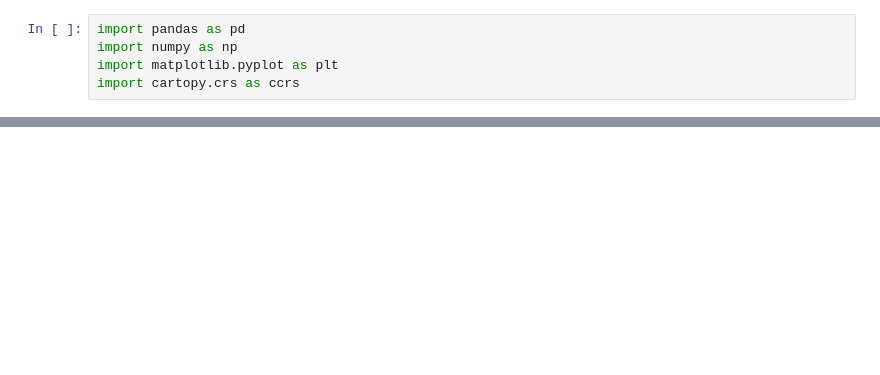
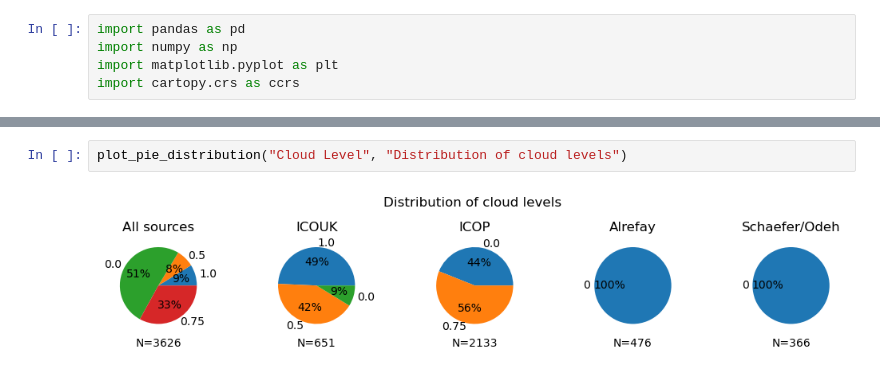
Before and after one commit to EmmaAlexander/mphys-moon, a Jupyter notebook: Code/moon_sightings_visualisation.ipynb, the cells around one changed output, grey strips where cells are left out. Cells and saved outputs as stored; diff of their text form; blank space fills up the shorter version.

```diff
--- a/Code/moon_sightings_visualisation.ipynb
+++ b/Code/moon_sightings_visualisation.ipynb
@@ -61,0 +80,4 @@ plt.show()
+# %%
+plot_pie_distribution("Cloud Level", "Distribution of cloud levels")
+# %% [output]
+[figure, added]
```
Also changed, not shown: parts of 11 cells of this notebook, 2 other files.
